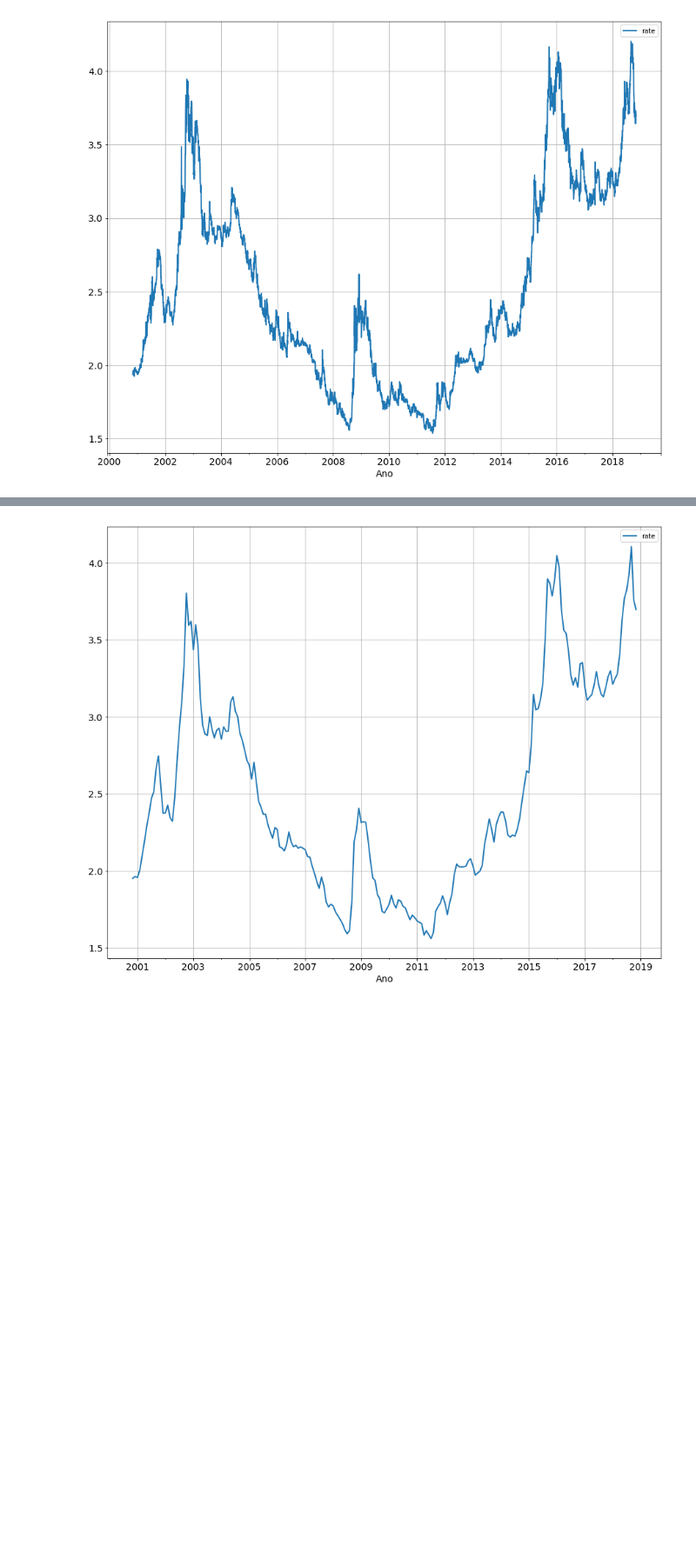
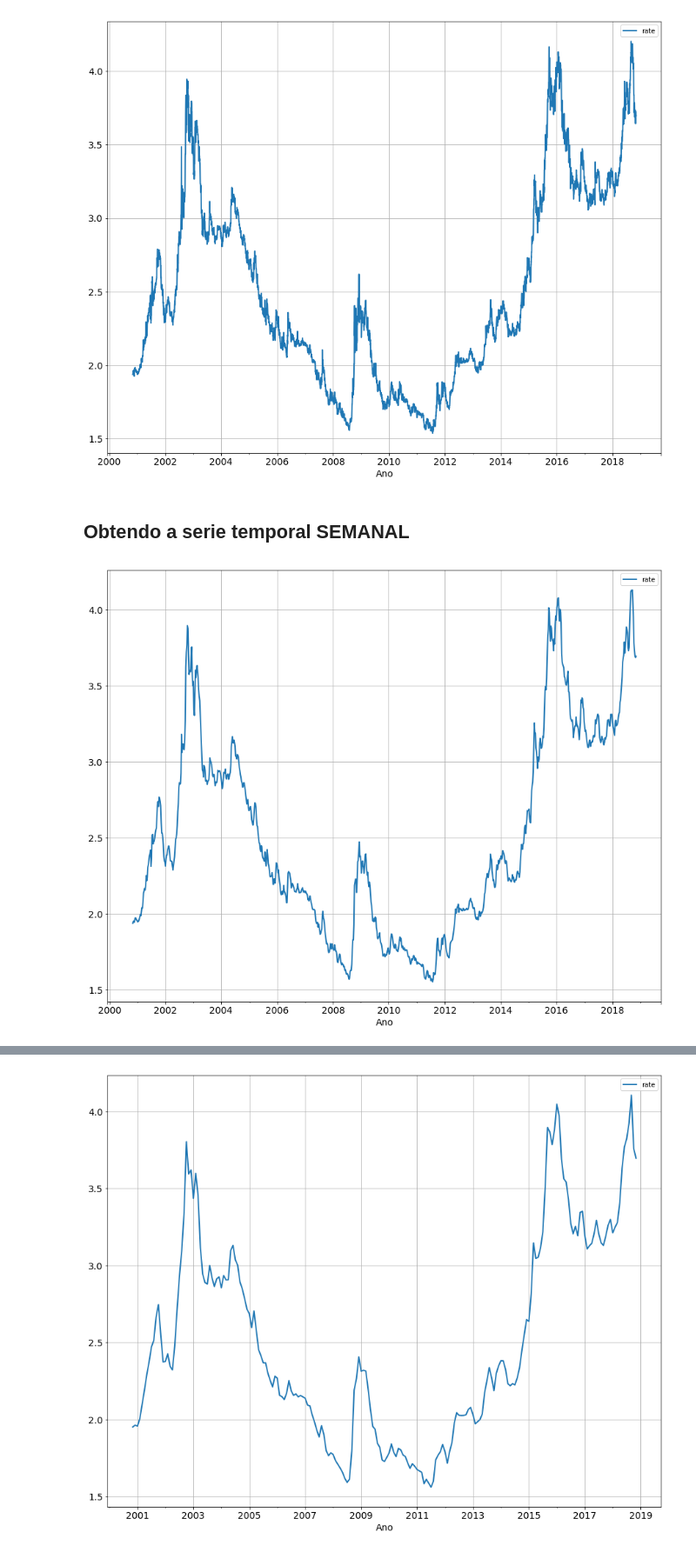
Before and after one commit to jorgealmeidajr/tcc-senai-timeseries, a Jupyter notebook: src/timeseries01-analysis.ipynb, the cells around one changed output, grey strips where cells are left out. Shown at 87% size. Cells and saved outputs as stored; diff of their text form; code cells hidden in the pictures; blank space fills up the shorter version.

```diff
--- a/src/timeseries01-analysis.ipynb
+++ b/src/timeseries01-analysis.ipynb
@@ -149,3 +61,5 @@ date
 timeseries.plot_timeserie(df_daily)
 # %% [output]
 [figure]
+# %% [markdown]
+## Obtendo a serie temporal SEMANAL
@@ -152 +72,5 @@ timeseries.plot_timeserie(df_daily)
+# %%
+timeseries.plot_timeserie(df_weekly)
+# %% [output]
+[figure, added]
 # %%
```
Also changed, not shown: parts of 14 cells of this notebook, 2 other files.
